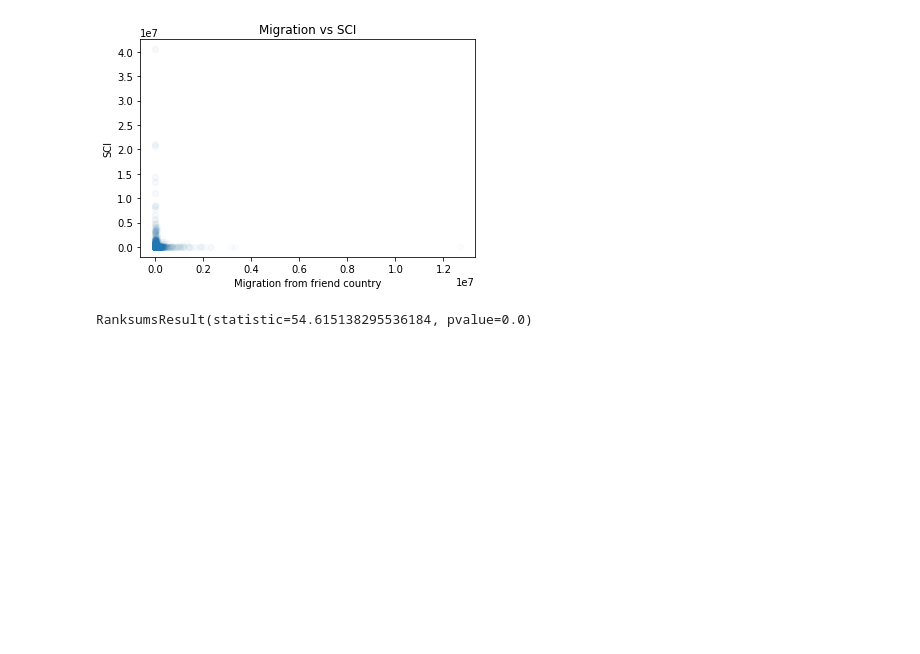
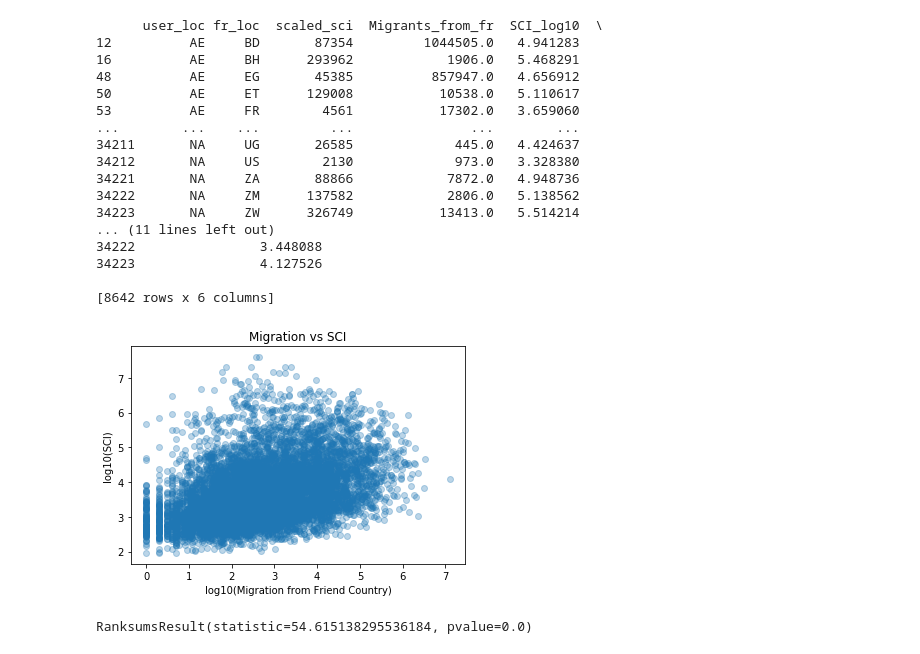
Before and after one commit to jonahdf/social-connectedness, a Jupyter notebook: correlation_migration.ipynb, the cells around one changed output. Drawn from its saved outputs; the diff is of its cells as text; code cells hidden in the pictures; blank space fills up the shorter version.

Commit message:
graphing for monotonicity

```diff
--- a/correlation_migration.ipynb
+++ b/correlation_migration.ipynb
@@ -42,15 +52,36 @@ print(sci_data)
 # %%
 import math
 sci_data['scaled_sci'] = pd.to_numeric(sci_data['scaled_sci'], errors='coerce')
 sci_data['SCI_log10'] = np.log10(sci_data['scaled_sci'])
 
-plt.scatter(sci_data['Migrants_from_fr'], sci_data['SCI_log10'], alpha = 0.02)
-plt.xlabel('Migration from friend country')
+sci_data['Migrants_from_fr_log10'] = np.log10(sci_data['Migrants_from_fr'])
+print(sci_data)
+sci_data.describe()
+
+plt.scatter(sci_data['Migrants_from_fr_log10'], sci_data['SCI_log10'], alpha = 0.3)
+plt.xlabel('log10(Migration from Friend Country)')
 plt.ylabel('log10(SCI)')
 plt.title('Migration vs SCI')
 plt.show()
 # %% [output]
+      user_loc fr_loc  scaled_sci  Migrants_from_fr  SCI_log10  \
+12          AE     BD       87354         1044505.0   4.941283
+16          AE     BH      293962            1906.0   5.468291
+48          AE     EG       45385          857947.0   4.656912
+50          AE     ET      129008           10538.0   5.110617
+53          AE     FR        4561           17302.0   3.659060
+...        ...    ...         ...               ...        ...
+34211       NA     UG       26585             445.0   4.424637
+34212       NA     US        2130             973.0   3.328380
+34221       NA     ZA       88866            7872.0   4.948736
+34222       NA     ZM      137582            2806.0   5.138562
+34223       NA     ZW      326749           13413.0   5.514214
+... (11 lines left out)
+34222                3.448088
+34223                4.127526
+
+[8642 rows x 6 columns]
-[figure, old version]
+[figure, new version]
 # %%
 from scipy.stats import ranksums
 ranksums(sci_data["scaled_sci"], sci_data["Migrants_from_fr"])
```
Also changed, not shown: parts of 1 cell of this notebook, 1 other file.
